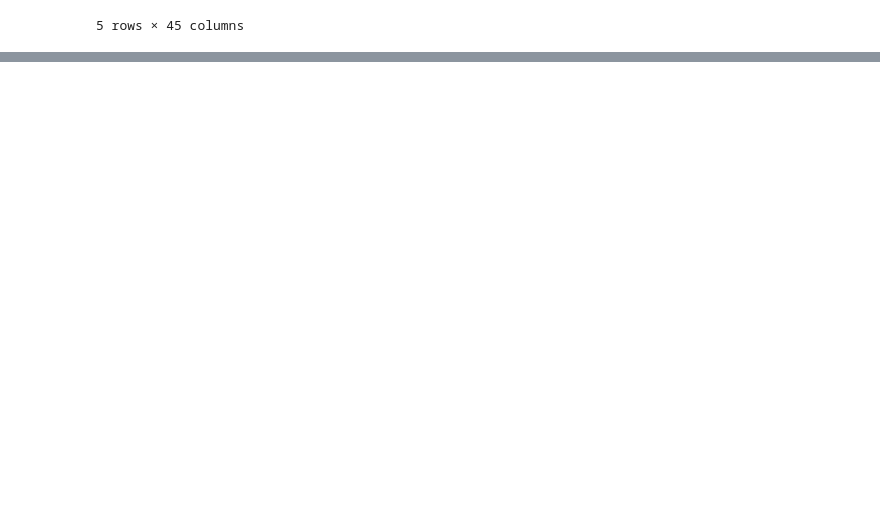
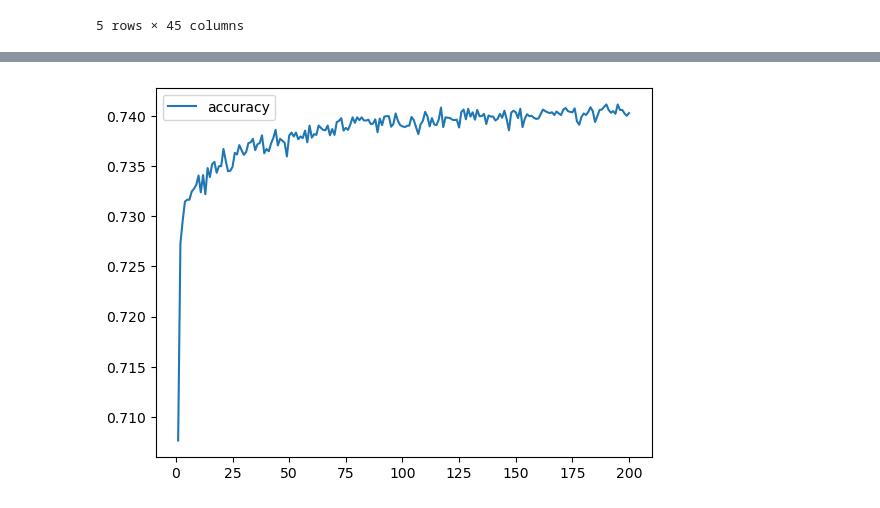
Before and after one commit to terryschoch/deep-learning-challenge, a Jupyter notebook: AlphabetSoupCharity_Optimization.ipynb, the cells around one changed output, grey strips where cells are left out. Drawn from its saved outputs; the diff is of its cells as text; code cells hidden in the pictures; blank space fills up the shorter version.

```diff
--- a/AlphabetSoupCharity_Optimization.ipynb
+++ b/AlphabetSoupCharity_Optimization.ipynb
@@ -334,0 +441,30 @@ loss = history_df.plot(y="loss")
+# %%
+# Define the model - deep neural net, i.e., the number of input features and hidden nodes for each layer.
+number_input_features = len(X_train[0])
+hidden_nodes_layer1_optc = 32
+hidden_nodes_layer2_optc = 16
+hidden_nodes_layer3_optc = 48
+hidden_nodes_layer4_optc = 12
+hidden_nodes_layer5_optc = 6
+nnopt_c = tf.keras.models.Sequential()
+
+# First hidden layer
+nnopt_c.add(tf.keras.layers.Dense(units=hidden_nodes_layer1_optc, input_dim=number_input_features, activation="relu"))
+
+# Second hidden layer
+nnopt_c.add(tf.keras.layers.Dense(units=hidden_nodes_layer2_optc, activation="relu"))
+
+# Third hidden layer
+nnopt_c.add(tf.keras.layers.Dense(units=hidden_nodes_layer3_optc, activation="relu"))
+
+# Fourth hidden layer
+nnopt_c.add(tf.keras.layers.Dense(units=hidden_nodes_layer4_optc, activation="relu"))
+
+# Fifth hidden layer
+nnopt_c.add(tf.keras.layers.Dense(units=hidden_nodes_layer5_optc, activation="relu"))
+
+# Output layer
+nnopt_c.add(tf.keras.layers.Dense(units=1, activation="sigmoid"))
+
+# Check the structure of the model
+nnopt_c.summary()
@@ -334,0 +489,6 @@ loss = history_df.plot(y="loss")
+# %%
+# Compile the model
+nnopt_c.compile(loss="binary_crossentropy", optimizer="adam", metrics=["accuracy"])
+
+# Train the model
+fit_model = nnopt_c.fit(X_train_scaled, y_train, epochs=200, callbacks=[tensorboard_callback])
@@ -334,0 +523,9 @@ loss = history_df.plot(y="loss")
+# %%
+#### Create a DataFrame containing training history
+optc_history_df = pd.DataFrame(fit_model.history)
+optc_history_df.index += 1
+
+#### Plot the accuracy
+optc_accuracy = optc_history_df.plot(y="accuracy")
+# %% [output]
+[figure, added]
```
Also changed, not shown: parts of 24 cells of this notebook, 6 other files.
